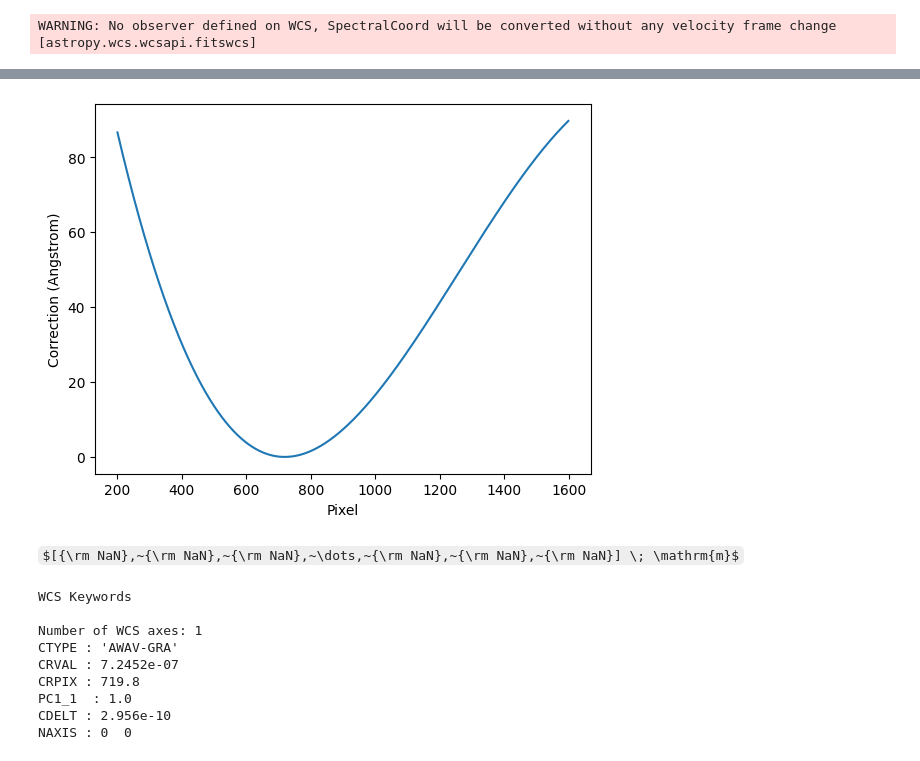
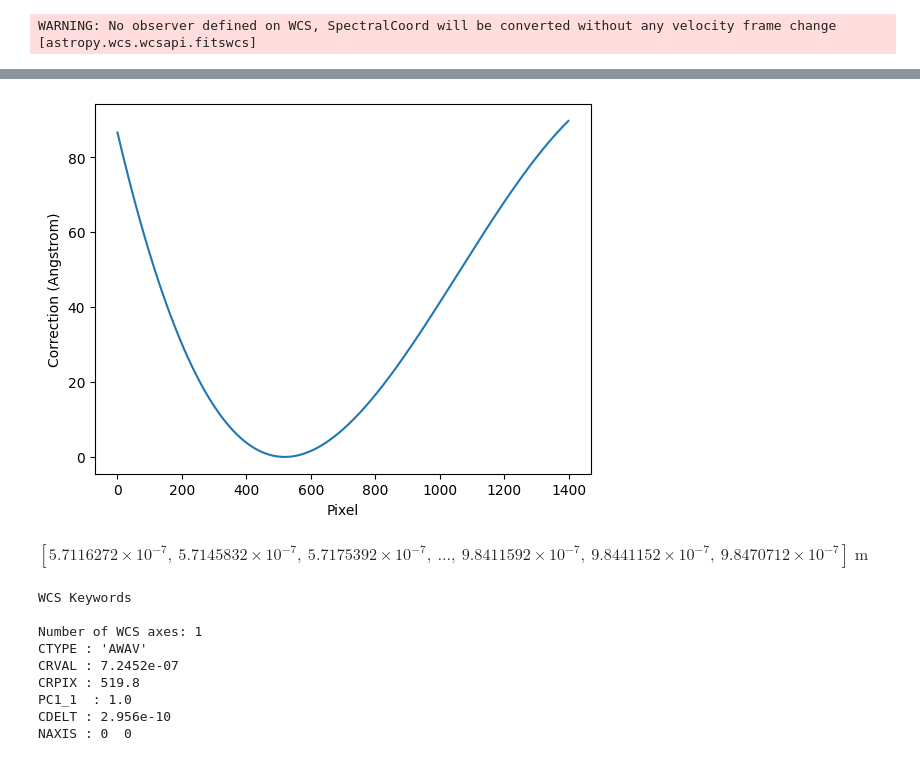
Before and after one commit to astropy/specreduce, a Jupyter notebook: notebook_sandbox/dev.ipynb, the cells around one changed output, grey strips where cells are left out. Drawn from its saved outputs; the diff is of its cells as text; code cells hidden in the pictures; some formulas as TeX source.

```diff
--- a/notebook_sandbox/dev.ipynb
+++ b/notebook_sandbox/dev.ipynb
@@ -144,7 +169,7 @@ plt.show()
 non_linear_header = {
     'CTYPE1': 'AWAV-GRA',  # Grating dispersion function with air wavelengths
     'CUNIT1': 'Angstrom',  # Dispersion units
-    'CRPIX1': 719.8,       # Reference pixel [pix]
+    'CRPIX1': 519.8,       # Reference pixel [pix]
     'CRVAL1': 7245.2,      # Reference value [Angstrom]
     'CDELT1': 2.956,       # Linear dispersion [Angstrom/pix]
     'PV1_0': 4.5e5,        # Grating density [1/m]
@@ -162,7 +187,7 @@ non_linear_header = {
 linear_header = {
     'CTYPE1': 'AWAV',  # Grating dispersion function with air wavelengths
     'CUNIT1': 'Angstrom',  # Dispersion units
-    'CRPIX1': 719.8,       # Reference pixel [pix]
+    'CRPIX1': 519.8,       # Reference pixel [pix]
     'CRVAL1': 7245.2,      # Reference value [Angstrom]
     'CDELT1': 2.956,       # Linear dispersion [Angstrom/pix]
     'CTYPE2': 'PIXEL',     # Spatial detector coordinates
@@ -176,29 +201,29 @@ non_linear_wcs = WCS(header=non_linear_header)
 linear_wcs = WCS(header=linear_header)
 # %%
 # this re-creates Paper III, Figure 5
-pix_array = 200 + np.arange(1400)
+pix_array = np.arange(1400)
 nlin = non_linear_wcs.spectral.pixel_to_world(pix_array)
 lin = linear_wcs.spectral.pixel_to_world(pix_array)
 resid = (nlin - lin).to(u.Angstrom)
 plt.plot(pix_array, resid)
 plt.xlabel("Pixel")
 plt.ylabel("Correction (Angstrom)")
 plt.show()
 # %% [output]
-[figure, old version]
+[figure, new version]
 # %%
 linear_wcs.spectral.pixel_to_world(pix_array)
 # %% [output]
-$[{\rm NaN},~{\rm NaN},~{\rm NaN},~\dots,~{\rm NaN},~{\rm NaN},~{\rm NaN}] \; \mathrm{m}$
+$[5.7116272 \times 10^{-7},~5.7145832 \times 10^{-7},~5.7175392 \times 10^{-7},~\dots,~9.8411592 \times 10^{-7},~9.8441152 \times 10^{-7},~9.8470712 \times 10^{-7}] \; \mathrm{m}$
 # %%
 linear_wcs.spectral
 # %% [output]
 WCS Keywords
 
 Number of WCS axes: 1
-CTYPE : 'AWAV-GRA'
+CTYPE : 'AWAV'
 CRVAL : 7.2452e-07
-CRPIX : 719.8
+CRPIX : 519.8
 PC1_1  : 1.0
 CDELT : 2.956e-10
 NAXIS : 0  0
```
Also changed, not shown: parts of 11 cells of this notebook, 1 other file.
